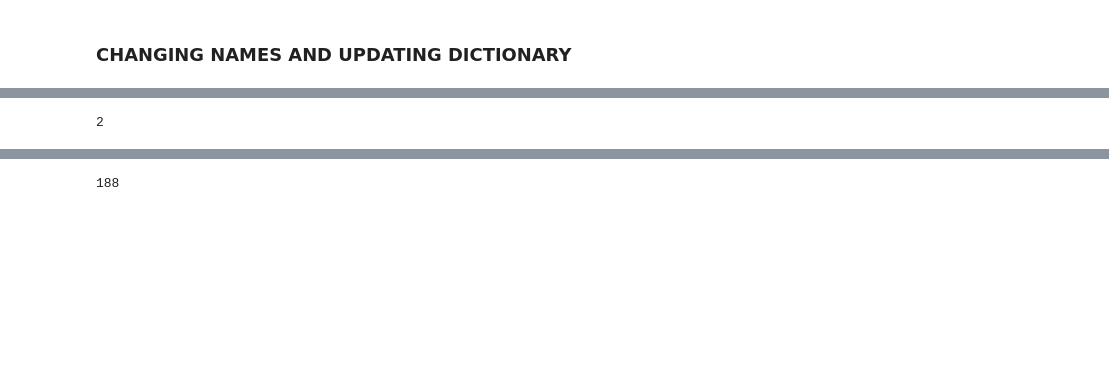
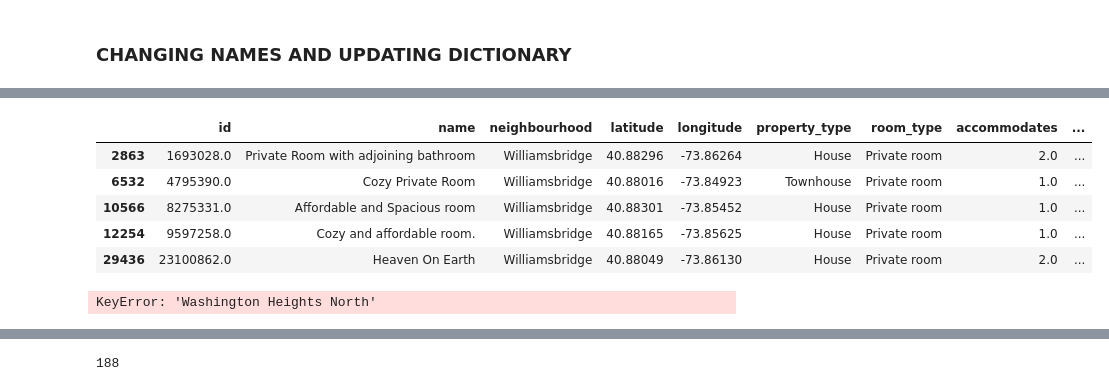
Before and after one commit to christinemazur/project1, a Jupyter notebook: NYCAnalysis.ipynb, the cells around one changed output, grey strips where cells are left out. Drawn from its saved outputs; the diff is of its cells as text; code cells hidden in the pictures; blank space fills up the shorter version.

```diff
--- a/NYCAnalysis.ipynb
+++ b/NYCAnalysis.ipynb
@@ -184,2 +150,12 @@ d["Van Nest-Morris Park-Westchester Square"].head()
+# %%
+title_name_change(d,"Williamsbridge","Williamsbridge-Olinville")
+d["Williamsbridge-Olinville"].head()
+# %% [output]
+|  | id | name | neighbourhood | latitude | longitude | property_type | room_type | accommodates | ... |
+| 2863 | 1693028.0 | Private Room with adjoining bathroom | Williamsbridge | 40.88296 | -73.86264 | House | Private room | 2.0 | ... |
+| 6532 | 4795390.0 | Cozy Private Room | Williamsbridge | 40.88016 | -73.84923 | Townhouse | Private room | 1.0 | ... |
+| 10566 | 8275331.0 | Affordable and Spacious room | Williamsbridge | 40.88301 | -73.85452 | House | Private room | 1.0 | ... |
+| 12254 | 9597258.0 | Cozy and affordable room. | Williamsbridge | 40.88165 | -73.85625 | House | Private room | 1.0 | ... |
+| 29436 | 23100862.0 | Heaven On Earth | Williamsbridge | 40.88049 | -73.86130 | House | Private room | 2.0 | ... |
 # %%
 # ADDING LISTS TOGETHER
@@ -191,9 +167,9 @@ d["Van Nest-Morris Park-Westchester Square"]['new neighborhood'] = "Van Nest-Mor
 #d['SoHo-TriBeCa-Civic Center-Little Italy']
 #list(d.keys())
 #d['DUMBO-Vinegar Hill-Downtown Brooklyn-Boerum Hill']
-len(d["Georgetown-Marine Park-Bergen Beach-Mill Basin"])
+(d["Washington Heights North"])
 # %% [output]
-2
+KeyError: 'Washington Heights North'
 # %%
 final_neighborhood_list
 # %% [output]
```
Also changed, not shown: parts of 14 cells of this notebook, 2 other files.
